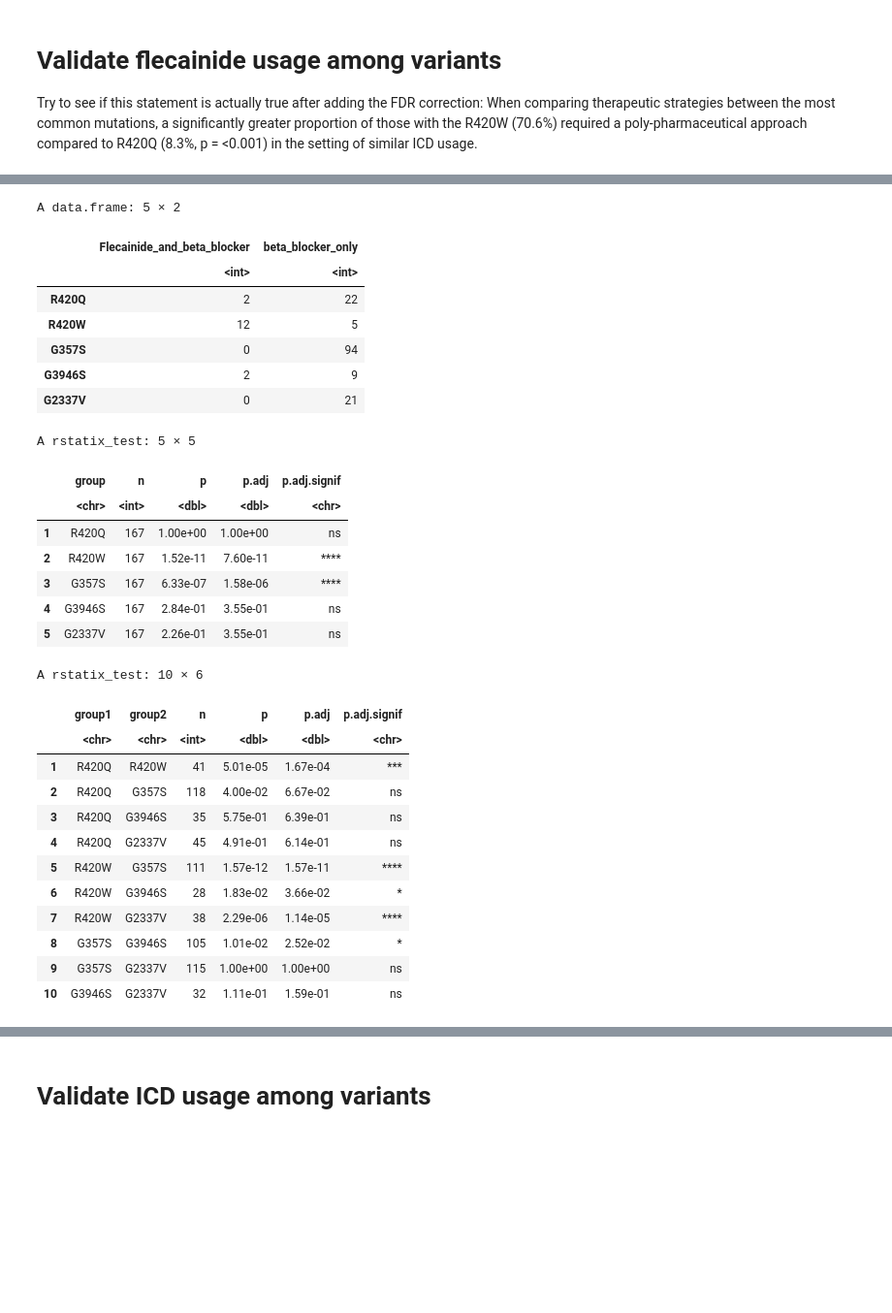
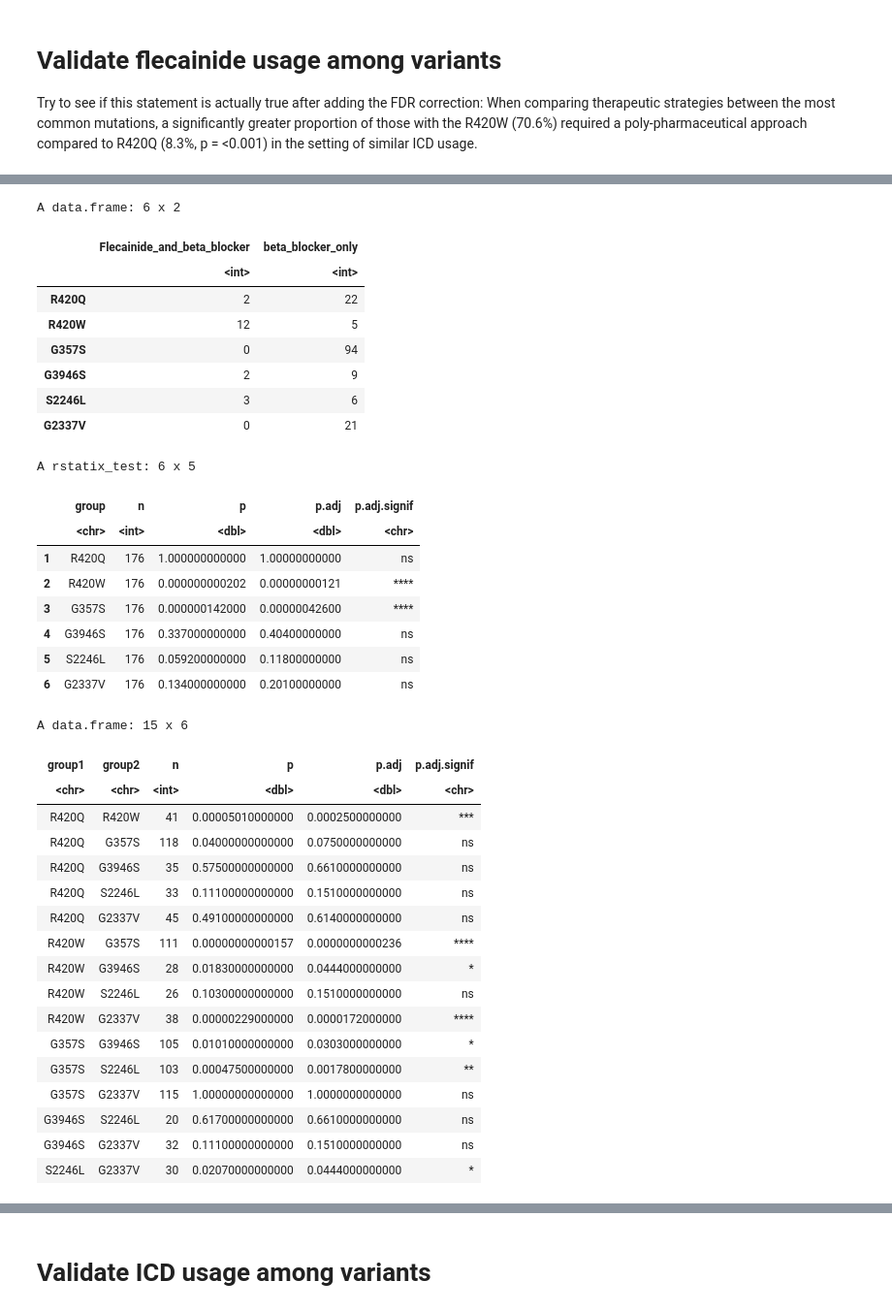
Before and after one commit to alexdaiii/cpvt_database_analysis, a Jupyter notebook: r_notebooks/analysis_1.r.ipynb, the cells around one changed output, grey strips where cells are left out. Shown at 97% size. Saved outputs shown, nothing was run; the diff lists cells and outputs as text; code cells hidden in the pictures; blank space fills up the shorter version.

```diff
--- a/r_notebooks/analysis_1.r.ipynb
+++ b/r_notebooks/analysis_1.r.ipynb
@@ -113,44 +114,56 @@ A data.frame: 5 × 4
 # %%
-fisher_flec_test <- fisher_flec[, c("p_posedit_str",
+fisher_flec_test <- fisher_flec[, c("p_hgvs_string",
                                      "Flecainide_and_beta_blocker",
                                      "beta_blocker_only")]
-rownames(fisher_flec_test) <- fisher_flec_test$p_posedit_str
+rownames(fisher_flec_test) <- fisher_flec_test$p_hgvs_string
 fisher_flec_test <- fisher_flec_test[, -1]
 fisher_flec_test
 # %% [output]
-A data.frame: 5 × 2
+A data.frame: 6 x 2
 |  | Flecainide_and_beta_blocker | beta_blocker_only |
 |  | <int> | <int> |
 | R420Q | 2 | 22 |
 | R420W | 12 | 5 |
 | G357S | 0 | 94 |
 | G3946S | 2 | 9 |
+| S2246L | 3 | 6 |
 | G2337V | 0 | 21 |
 # %%
 # run the fisher test
 row_wise_fisher_test(xtab=fisher_flec_test, p.adjust.method = "fdr")
 # %% [output]
-A rstatix_test: 5 × 5
+A rstatix_test: 6 x 5
 |  | group | n | p | p.adj | p.adj.signif |
 |  | <chr> | <int> | <dbl> | <dbl> | <chr> |
-| 1 | R420Q | 167 | 1.00e+00 | 1.00e+00 | ns |
-| 2 | R420W | 167 | 1.52e-11 | 7.60e-11 | **** |
-| 3 | G357S | 167 | 6.33e-07 | 1.58e-06 | **** |
-| 4 | G3946S | 167 | 2.84e-01 | 3.55e-01 | ns |
-| 5 | G2337V | 167 | 2.26e-01 | 3.55e-01 | ns |
+| 1 | R420Q | 176 | 1.000000000000 | 1.00000000000 | ns |
+| 2 | R420W | 176 | 0.000000000202 | 0.00000000121 | **** |
+| 3 | G357S | 176 | 0.000000142000 | 0.00000042600 | **** |
+| 4 | G3946S | 176 | 0.337000000000 | 0.40400000000 | ns |
+| 5 | S2246L | 176 | 0.059200000000 | 0.11800000000 | ns |
+| 6 | G2337V | 176 | 0.134000000000 | 0.20100000000 | ns |
 # %%
-pairwise_fisher_test(x=fisher_flec_test, p.adjust.method = "fdr")
+fisher_res_flec = pairwise_fisher_test(x=fisher_flec_test, p.adjust.method = "fdr")
+# convert to df
+fisher_res_flec_df <- as.data.frame(fisher_res_flec)
+# remove scientific notation
+options(scipen=999)
+fisher_res_flec_df
 # %% [output]
-A rstatix_test: 10 × 6
+A data.frame: 15 x 6
-|  | group1 | group2 | n | p | p.adj | p.adj.signif |
-|  | <chr> | <chr> | <int> | <dbl> | <dbl> | <chr> |
-| 1 | R420Q | R420W | 41 | 5.01e-05 | 1.67e-04 | *** |
-| 2 | R420Q | G357S | 118 | 4.00e-02 | 6.67e-02 | ns |
-| 3 | R420Q | G3946S | 35 | 5.75e-01 | 6.39e-01 | ns |
-| 4 | R420Q | G2337V | 45 | 4.91e-01 | 6.14e-01 | ns |
-| 5 | R420W | G357S | 111 | 1.57e-12 | 1.57e-11 | **** |
-| 6 | R420W | G3946S | 28 | 1.83e-02 | 3.66e-02 | * |
-| 7 | R420W | G2337V | 38 | 2.29e-06 | 1.14e-05 | **** |
-| 8 | G357S | G3946S | 105 | 1.01e-02 | 2.52e-02 | * |
-| 9 | G357S | G2337V | 115 | 1.00e+00 | 1.00e+00 | ns |
-| 10 | G3946S | G2337V | 32 | 1.11e-01 | 1.59e-01 | ns |
+| group1 | group2 | n | p | p.adj | p.adj.signif |
+| <chr> | <chr> | <int> | <dbl> | <dbl> | <chr> |
+| R420Q | R420W | 41 | 0.00005010000000 | 0.0002500000000 | *** |
+| R420Q | G357S | 118 | 0.04000000000000 | 0.0750000000000 | ns |
+| R420Q | G3946S | 35 | 0.57500000000000 | 0.6610000000000 | ns |
+| R420Q | S2246L | 33 | 0.11100000000000 | 0.1510000000000 | ns |
+| R420Q | G2337V | 45 | 0.49100000000000 | 0.6140000000000 | ns |
+| R420W | G357S | 111 | 0.00000000000157 | 0.0000000000236 | **** |
+| R420W | G3946S | 28 | 0.01830000000000 | 0.0444000000000 | * |
+| R420W | S2246L | 26 | 0.10300000000000 | 0.1510000000000 | ns |
+| R420W | G2337V | 38 | 0.00000229000000 | 0.0000172000000 | **** |
+| G357S | G3946S | 105 | 0.01010000000000 | 0.0303000000000 | * |
+| G357S | S2246L | 103 | 0.00047500000000 | 0.0017800000000 | ** |
+| G357S | G2337V | 115 | 1.00000000000000 | 1.0000000000000 | ns |
+| G3946S | S2246L | 20 | 0.61700000000000 | 0.6610000000000 | ns |
+| G3946S | G2337V | 32 | 0.11100000000000 | 0.1510000000000 | ns |
+| S2246L | G2337V | 30 | 0.02070000000000 | 0.0444000000000 | * |
```
Also changed, not shown: parts of 19 cells of this notebook, 6 other files.
